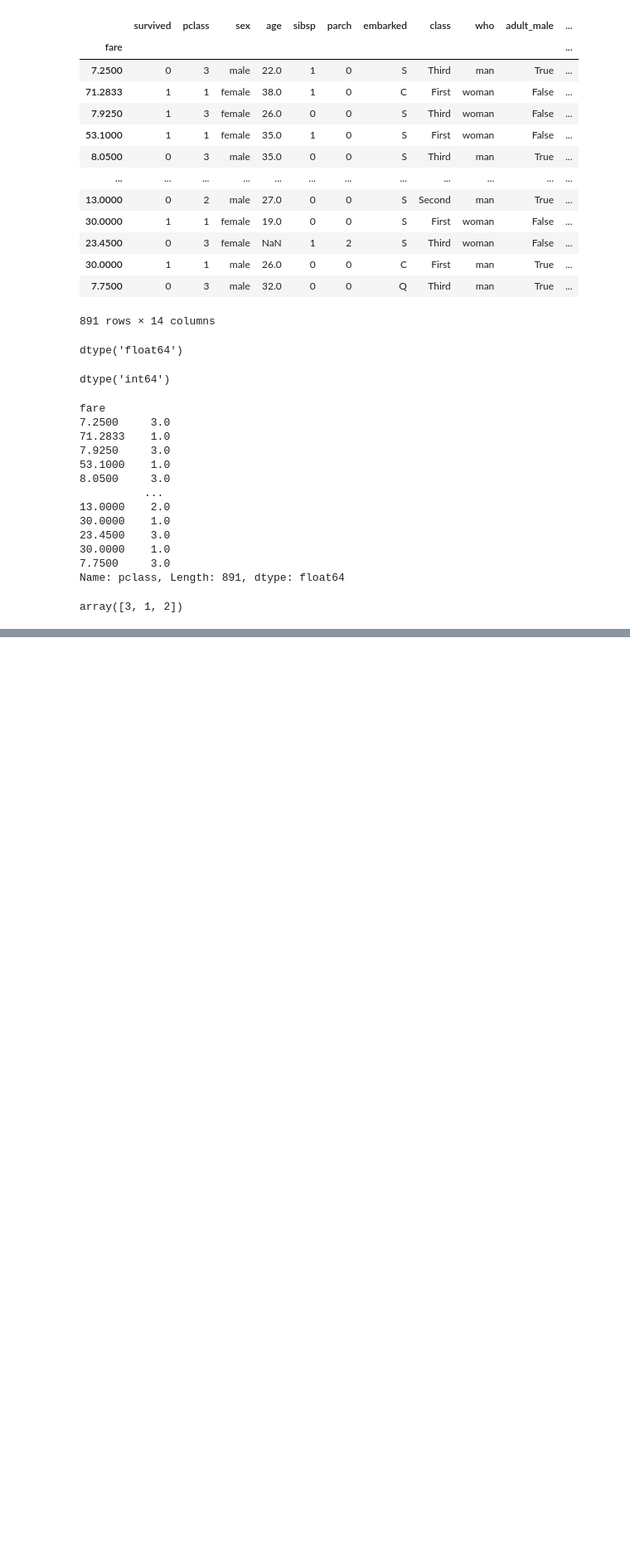
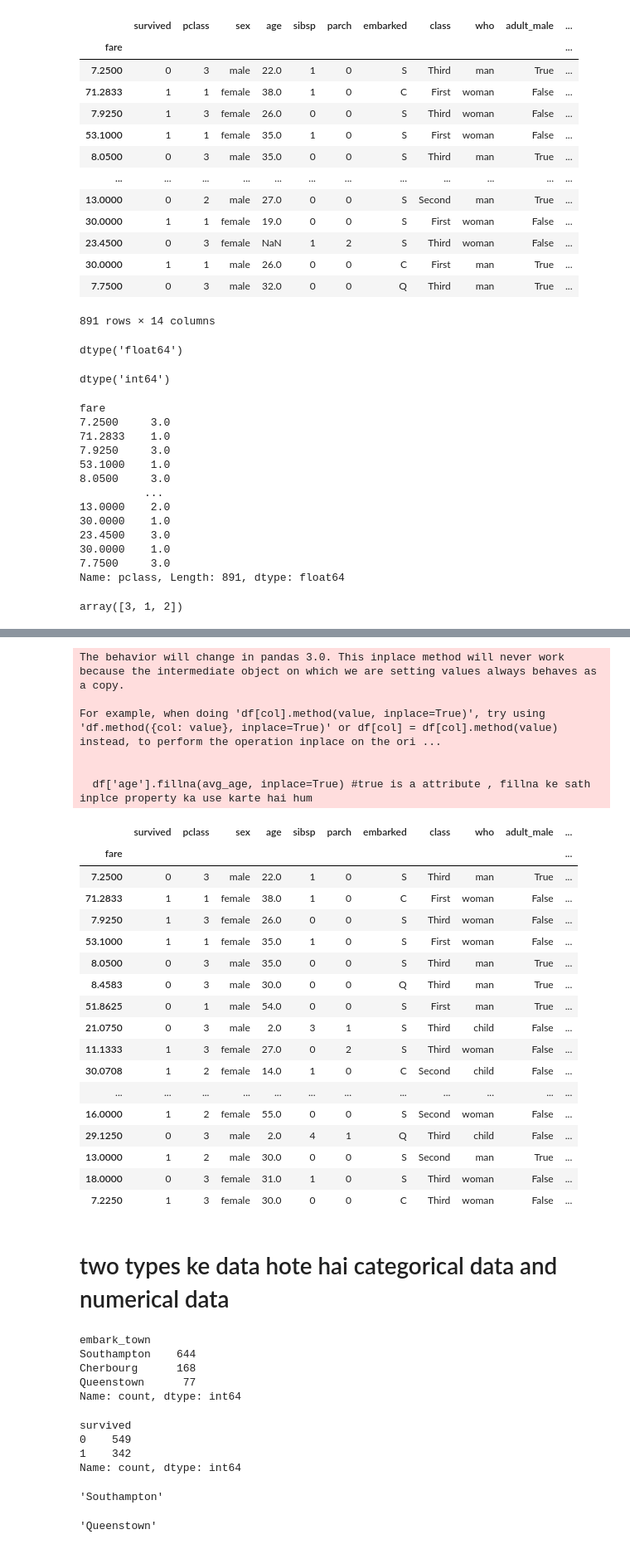
Before and after one commit to 143prince/python, a Jupyter notebook: analysis/analysis2.ipynb, the cells around one changed output, grey strips where cells are left out. Shown: that part at 83% size. Cells and saved outputs as stored; diff of their text form; code cells hidden in the pictures; blank space fills up the shorter version.

```diff
--- a/analysis/analysis2.ipynb
+++ b/analysis/analysis2.ipynb
@@ -450,0 +501,53 @@ array([3, 1, 2])
+# %%
+df['age'].fillna(avg_age, inplace=True) #true is a attribute , fillna ke sath inplce property ka use karte hai hum
+df.head(20)
+# %% [output]
+The behavior will change in pandas 3.0. This inplace method will never work because the intermediate object on which we are setting values always behaves as a copy.
+
+For example, when doing 'df[col].method(value, inplace=True)', try using 'df.method({col: value}, inplace=True)' or df[col] = df[col].method(value) instead, to perform the operation inplace on the ori ...
+
+
+  df['age'].fillna(avg_age, inplace=True) #true is a attribute , fillna ke sath inplce property ka use karte hai hum
+|  | survived | pclass | sex | age | sibsp | parch | embarked | class | who | adult_male | ... |
+| fare |  |  |  |  |  |  |  |  |  |  | ... |
+| 7.2500 | 0 | 3 | male | 22.0 | 1 | 0 | S | Third | man | True | ... |
+| 71.2833 | 1 | 1 | female | 38.0 | 1 | 0 | C | First | woman | False | ... |
+| 7.9250 | 1 | 3 | female | 26.0 | 0 | 0 | S | Third | woman | False | ... |
+| 53.1000 | 1 | 1 | female | 35.0 | 1 | 0 | S | First | woman | False | ... |
+| 8.0500 | 0 | 3 | male | 35.0 | 0 | 0 | S | Third | man | True | ... |
+| 8.4583 | 0 | 3 | male | 30.0 | 0 | 0 | Q | Third | man | True | ... |
+| 51.8625 | 0 | 1 | male | 54.0 | 0 | 0 | S | First | man | True | ... |
+| 21.0750 | 0 | 3 | male | 2.0 | 3 | 1 | S | Third | child | False | ... |
+| 11.1333 | 1 | 3 | female | 27.0 | 0 | 2 | S | Third | woman | False | ... |
+| 30.0708 | 1 | 2 | female | 14.0 | 1 | 0 | C | Second | child | False | ... |
+| ... | ... | ... | ... | ... | ... | ... | ... | ... | ... | ... | ... |
+| 16.0000 | 1 | 2 | female | 55.0 | 0 | 0 | S | Second | woman | False | ... |
+| 29.1250 | 0 | 3 | male | 2.0 | 4 | 1 | Q | Third | child | False | ... |
+| 13.0000 | 1 | 2 | male | 30.0 | 0 | 0 | S | Second | man | True | ... |
+| 18.0000 | 0 | 3 | female | 31.0 | 1 | 0 | S | Third | woman | False | ... |
+| 7.2250 | 1 | 3 | female | 30.0 | 0 | 0 | C | Third | woman | False | ... |
+# %% [markdown]
+# two types ke data hote hai categorical data and numerical data
+# %%
+df['embark_town'].value_counts() #value count karne ke liye ham
+# %% [output]
+embark_town
+Southampton    644
+Cherbourg      168
+Queenstown      77
+Name: count, dtype: int64
+# %%
+df['survived'].value_counts()
+# %% [output]
+survived
+0    549
+1    342
+Name: count, dtype: int64
+# %%
+df['embark_town'].value_counts().idxmax() #indxmax full form index maximum
+# %% [output]
+'Southampton'
+# %%
+df['embark_town'].value_counts().idxmin() #full form of idxmin is index minimum
+# %% [output]
+'Queenstown'
```
Also changed, not shown: parts of 4 cells of this notebook, 1 other file.
